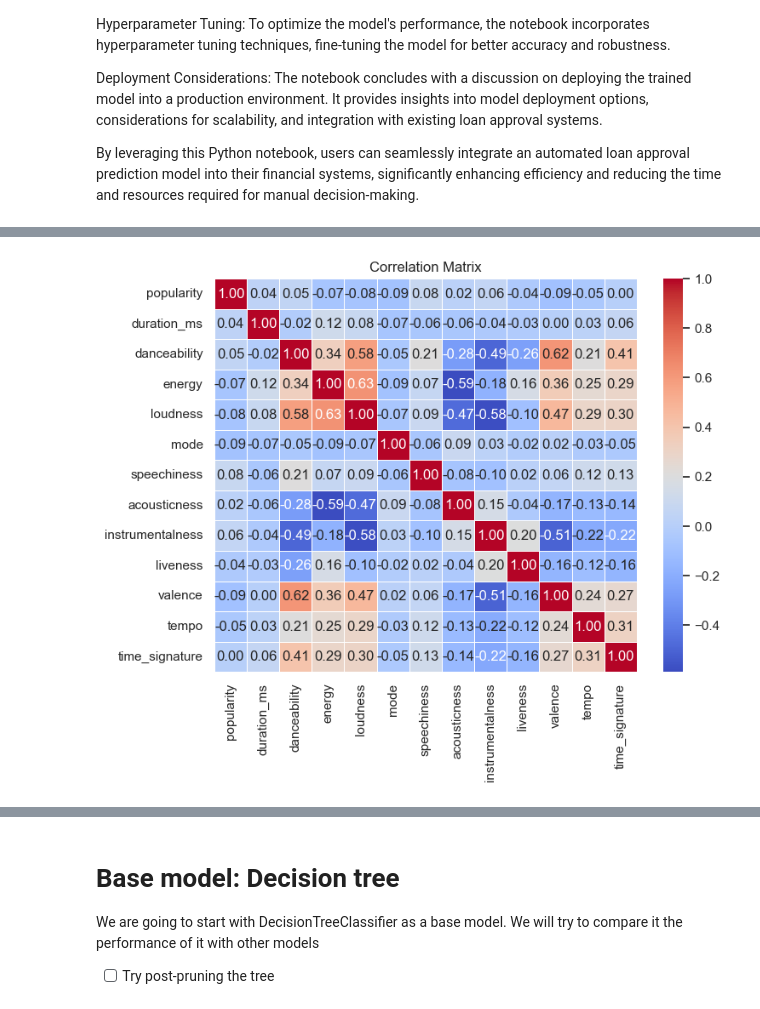
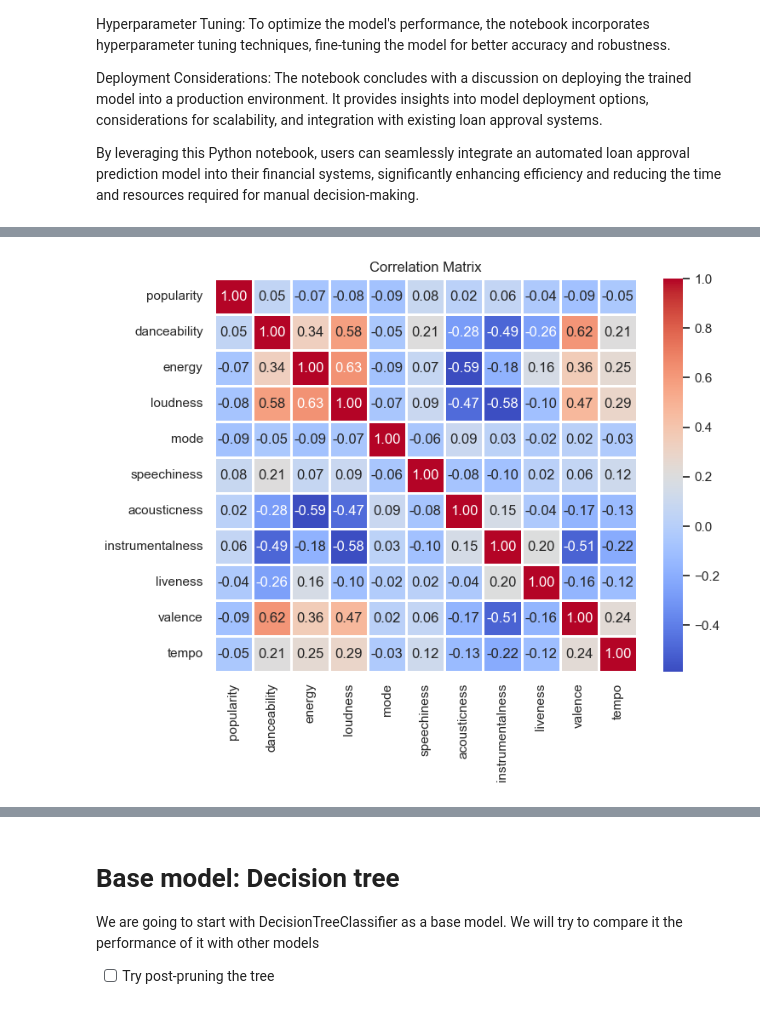
Before and after one commit to orifmilod/Spotify-ML, a Jupyter notebook: Spotify.ipynb, the cells around one changed output, grey strips where cells are left out. Drawn from its saved outputs; the diff is of its cells as text; code cells hidden in the pictures.

```diff
--- a/Spotify.ipynb
+++ b/Spotify.ipynb
@@ -44,18 +46,18 @@ from sklearn.feature_selection import VarianceThreshold
 df = pd.read_csv('./data/spotify-data.csv')
 
 # Dropping unnecessary columns
-df.drop(['0', 'track_id', 'key'], axis=1, inplace=True)
+df.drop(['0', 'track_id', 'key', 'duration_ms', 'time_signature'], axis=1, inplace=True)
 
 # There is 1 value that is NA and is just annoying to figure out which row it is. So just drop it.
 # TODO: Get back to this.
-print("shape", df.shape)
+# print("shape", df.shape)
 df.dropna(inplace=True)
-print("shape", df.shape)
+# print("shape", df.shape)
 
-# Preprocessing artists column
+# Artists column is a string with artists with ';' splitting them.
+# Making it an array of artists for easier processing.
 df['artists'] = df['artists'].apply(lambda x: x.split(';'))
-print(len(df['track_genre'].unique()))
-df.isna().sum()
+
+# For sake of this Notebook, we are only going to look at 10 randomly choosen genres.
 genres = ['pop', 'salsa', 'club', 'disco', 'children', 'funk', 'rock', 'soul', 'turkish', 'sleep']
 df = df[df.track_genre.isin(genres)]
-print(df['track_genre'].unique())
@@ -102,13 +165,14 @@ categorical_columns = ['track_genre', 'explicit', 'mode']
 # %%
 correlation_matrix = df[numerical_columns].corr()
 
 # Use seaborn for a more visually appealing heatmap
 sns.set(style="white")
 
 # Plot the correlation matrix as a heatmap
 plt.figure(figsize=(8, 6))
-sns.heatmap(correlation_matrix, annot=True, cmap='coolwarm', fmt=".2f", linewidths=.5)
+sns.heatmap(correlation_matrix, annot=True, cmap='coolwarm', fmt=".2f", linewidths=.8)
 plt.title("Correlation Matrix")
+plt.savefig('./plt/correlation_matrix.png')
 plt.show()
 # %% [output]
-[figure, old version]
+[figure, new version]
```
Also changed, not shown: parts of 22 cells of this notebook, 15 other files.
